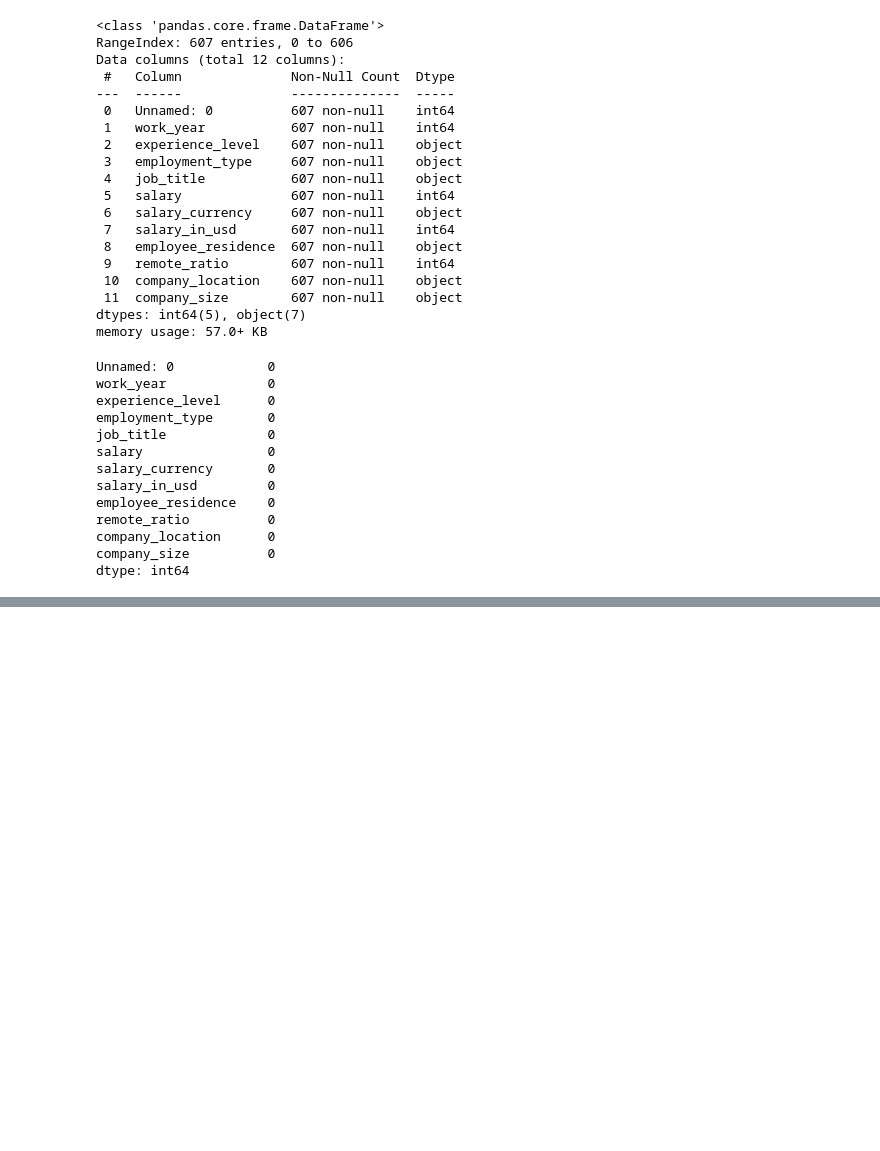
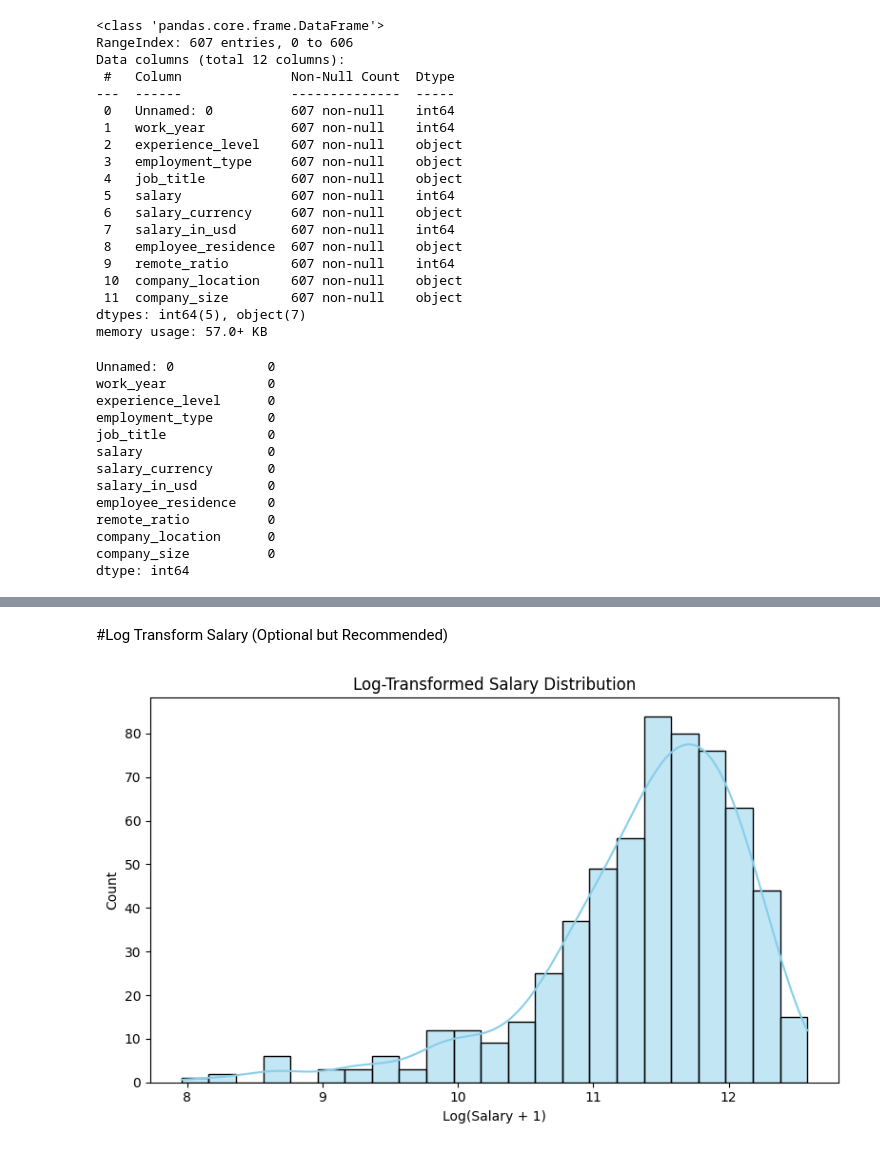
Before and after one commit to Bithi724/Job-Placement-Prediction-Salary-Estimation, a Jupyter notebook: Notebook/DS_Salary_Analysis_Project.ipynb, the cells around one changed output, grey strips where cells are left out. Drawn from its saved outputs; the diff is of its cells as text; code cells hidden in the pictures; blank space fills up the shorter version.

```diff
--- a/Notebook/DS_Salary_Analysis_Project.ipynb
+++ b/Notebook/DS_Salary_Analysis_Project.ipynb
@@ -13,7 +13,7 @@ import warnings
 warnings.filterwarnings('ignore')
 # %%
 # Load the dataset
-df = pd.read_csv(r"D:\bithi\Job-Placement-Prediction-Salary-Estimation\Data\ds_salaries.csv")
+df = pd.read_csv(r"C:\Users\Student\Downloads\bithi\Job-Placement-Prediction-Salary-Estimation\Data\ds_salaries.csv")
 df.head(10)
 # %% [output]
 |  | Unnamed: 0 | work_year | experience_level | employment_type | job_title | salary | salary_currency | ... |
@@ -65,3 +65,22 @@ remote_ratio          0
 company_location      0
 company_size          0
 dtype: int64
+# %%
+# Remove top 1% salary outliers
+q99 = df['salary_in_usd'].quantile(0.99)
+df = df[df['salary_in_usd'] < q99]
+# %%
+# Step 1: Calculate upper cap using mean + 3 * std
+mean_salary = df['salary_in_usd'].mean()
+std_salary = df['salary_in_usd'].std()
+upper_cap = mean_salary + 3 * std_salary
+
+print(f"🔹 Capping salaries above: {round(upper_cap, 2)}")
+
+# Step 2: Clip extreme salary values to this cap
+df['salary_in_usd'] = np.where(df['salary_in_usd'] > upper_cap, upper_cap, df['salary_in_usd'])
+
+# Step 3: Create log-transformed target
+df['log_salary'] = np.log1p(df['salary_in_usd'])
+
+# Done ✅ — You’ve handled outliers without deleting any rows!
@@ -67,0 +126,15 @@ dtype: int64
+# %% [markdown]
+#Log Transform Salary (Optional but Recommended)
+# %%
+# Add a log-transformed salary column to original df (optional)
+df['log_salary'] = np.log1p(df['salary_in_usd'])
+
+# Plot log salary distribution
+plt.figure(figsize=(8, 5))
+sns.histplot(df['log_salary'], kde=True, color='skyblue')
+plt.title("Log-Transformed Salary Distribution")
+plt.xlabel("Log(Salary + 1)")
+plt.tight_layout()
+plt.show()
+# %% [output]
+[figure, added]
```
Also changed, not shown: parts of 10 cells of this notebook.
